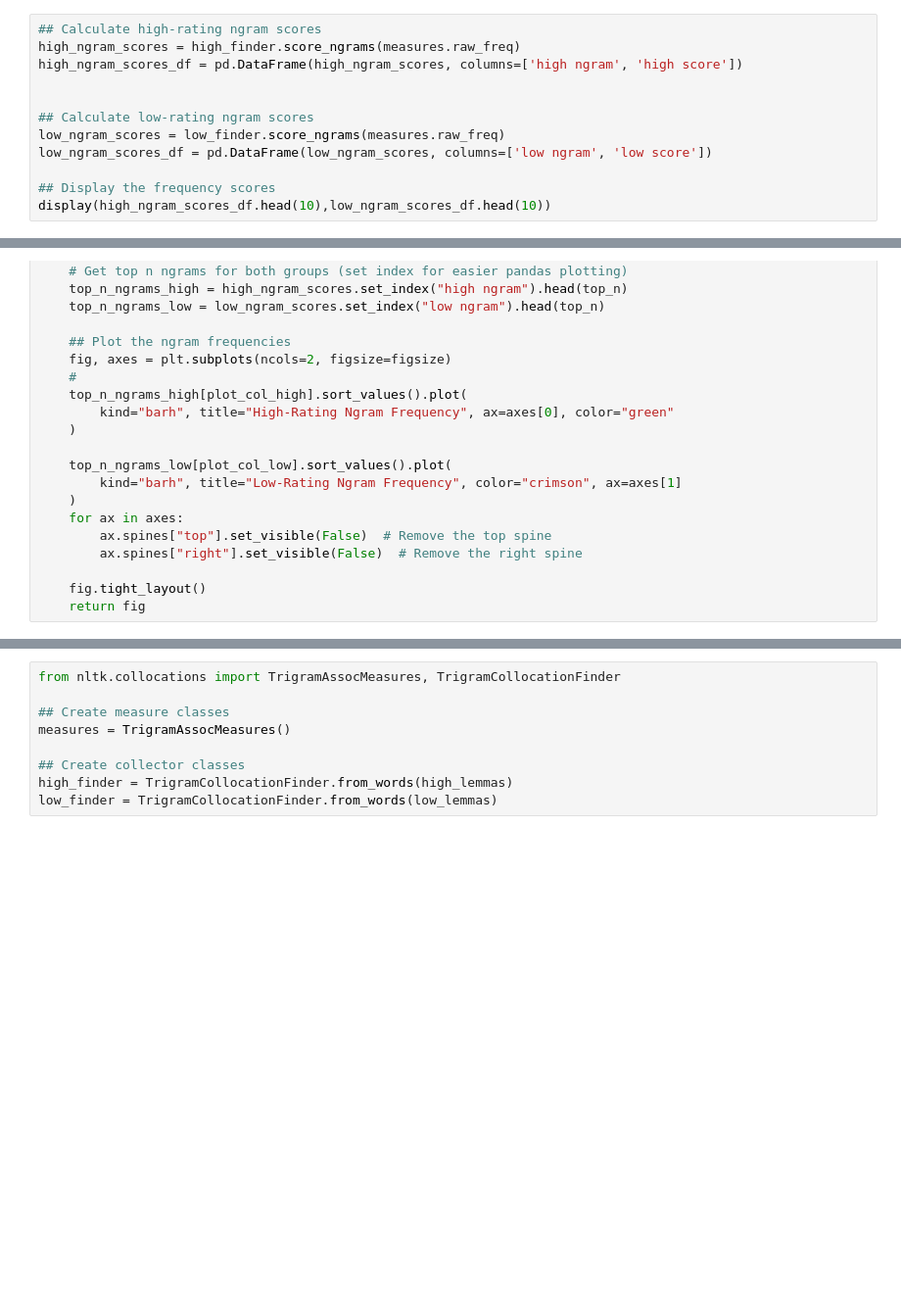
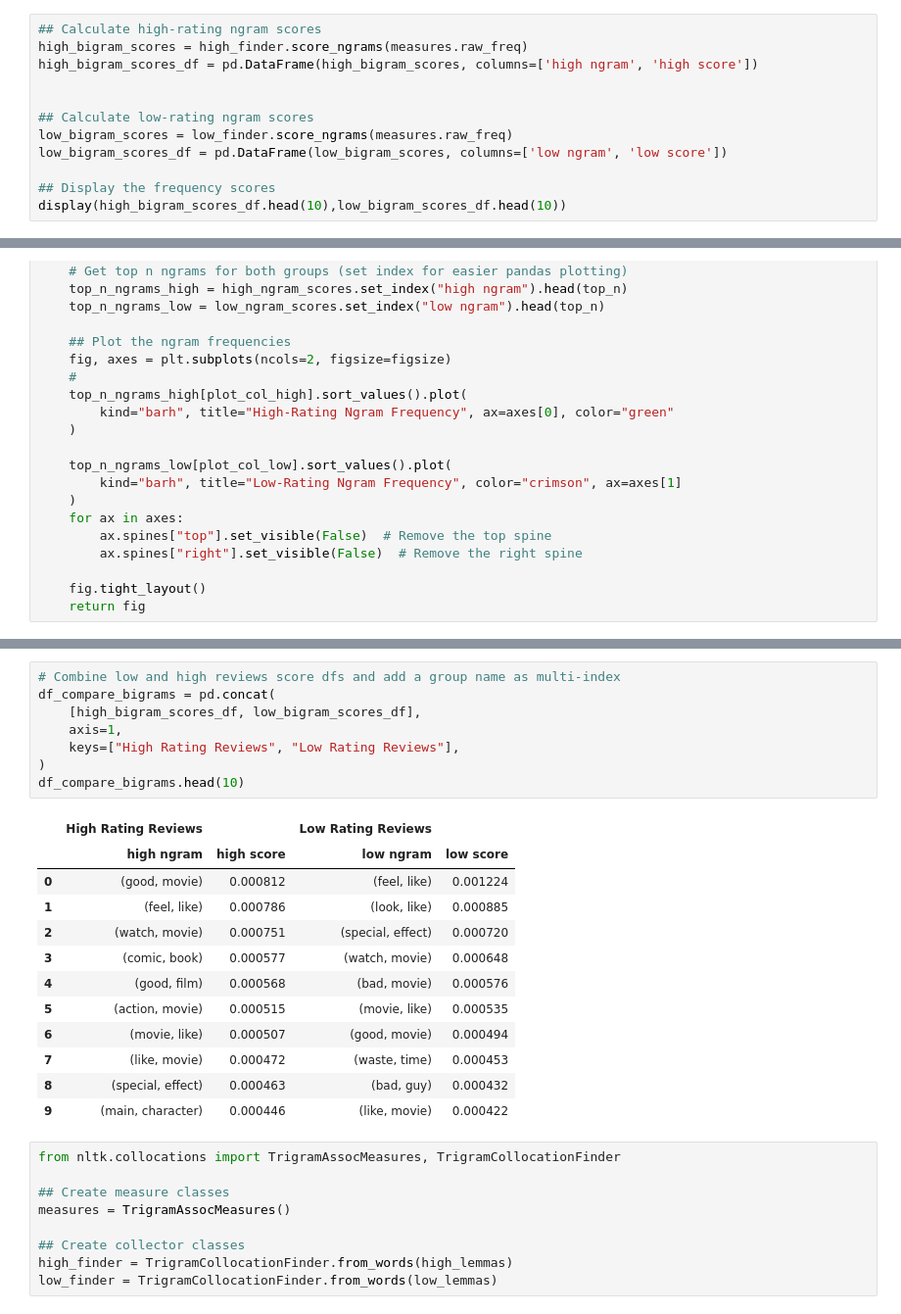
Before and after one commit to carlolopez03/IMDB-Movie-Prediction, a Jupyter notebook: NLP EDA.ipynb, the cells around one changed output, grey strips where cells are left out. Shown at 98% size. Saved outputs shown, nothing was run; the diff lists cells and outputs as text; blank space fills up the shorter version.

```diff
--- a/Part5.ipynb
+++ b/NLP EDA.ipynb
@@ -455,16 +455,16 @@ high_finder = BigramCollocationFinder.from_words(high_lemmas)
 low_finder = BigramCollocationFinder.from_words(low_lemmas)
 # %%
 ## Calculate high-rating ngram scores
-high_ngram_scores = high_finder.score_ngrams(measures.raw_freq)
-high_ngram_scores_df = pd.DataFrame(high_ngram_scores, columns=['high ngram', 'high score'])
+high_bigram_scores = high_finder.score_ngrams(measures.raw_freq)
+high_bigram_scores_df = pd.DataFrame(high_bigram_scores, columns=['high ngram', 'high score'])
 
 
 ## Calculate low-rating ngram scores
-low_ngram_scores = low_finder.score_ngrams(measures.raw_freq)
-low_ngram_scores_df = pd.DataFrame(low_ngram_scores, columns=['low ngram', 'low score'])
+low_bigram_scores = low_finder.score_ngrams(measures.raw_freq)
+low_bigram_scores_df = pd.DataFrame(low_bigram_scores, columns=['low ngram', 'low score'])
 
 ## Display the frequency scores
-display(high_ngram_scores_df.head(10),low_ngram_scores_df.head(10))
+display(high_bigram_scores_df.head(10),low_bigram_scores_df.head(10))
 # %% [output]
 |  | high ngram | high score |
 | 0 | (good, movie) | 0.000812 |
@@ -519,5 +519,26 @@ with plt.style.context(['dark_background',]):
 # %% [output]
 [figure]
+# %%
+# Combine low and high reviews score dfs and add a group name as multi-index
+df_compare_bigrams = pd.concat(
+    [high_bigram_scores_df, low_bigram_scores_df],
+    axis=1,
+    keys=["High Rating Reviews", "Low Rating Reviews"],
+)
+df_compare_bigrams.head(10)
+# %% [output]
+|  | High Rating Reviews |  | Low Rating Reviews |  |
+|  | high ngram | high score | low ngram | low score |
+| 0 | (good, movie) | 0.000812 | (feel, like) | 0.001224 |
+| 1 | (feel, like) | 0.000786 | (look, like) | 0.000885 |
+| 2 | (watch, movie) | 0.000751 | (special, effect) | 0.000720 |
+| 3 | (comic, book) | 0.000577 | (watch, movie) | 0.000648 |
+| 4 | (good, film) | 0.000568 | (bad, movie) | 0.000576 |
+| 5 | (action, movie) | 0.000515 | (movie, like) | 0.000535 |
+| 6 | (movie, like) | 0.000507 | (good, movie) | 0.000494 |
+| 7 | (like, movie) | 0.000472 | (waste, time) | 0.000453 |
+| 8 | (special, effect) | 0.000463 | (bad, guy) | 0.000432 |
+| 9 | (main, character) | 0.000446 | (like, movie) | 0.000422 |
 # %%
 from nltk.collocations import TrigramAssocMeasures, TrigramCollocationFinder
 
```
Also changed, not shown: parts of 3 cells of this notebook, 2 other files.
